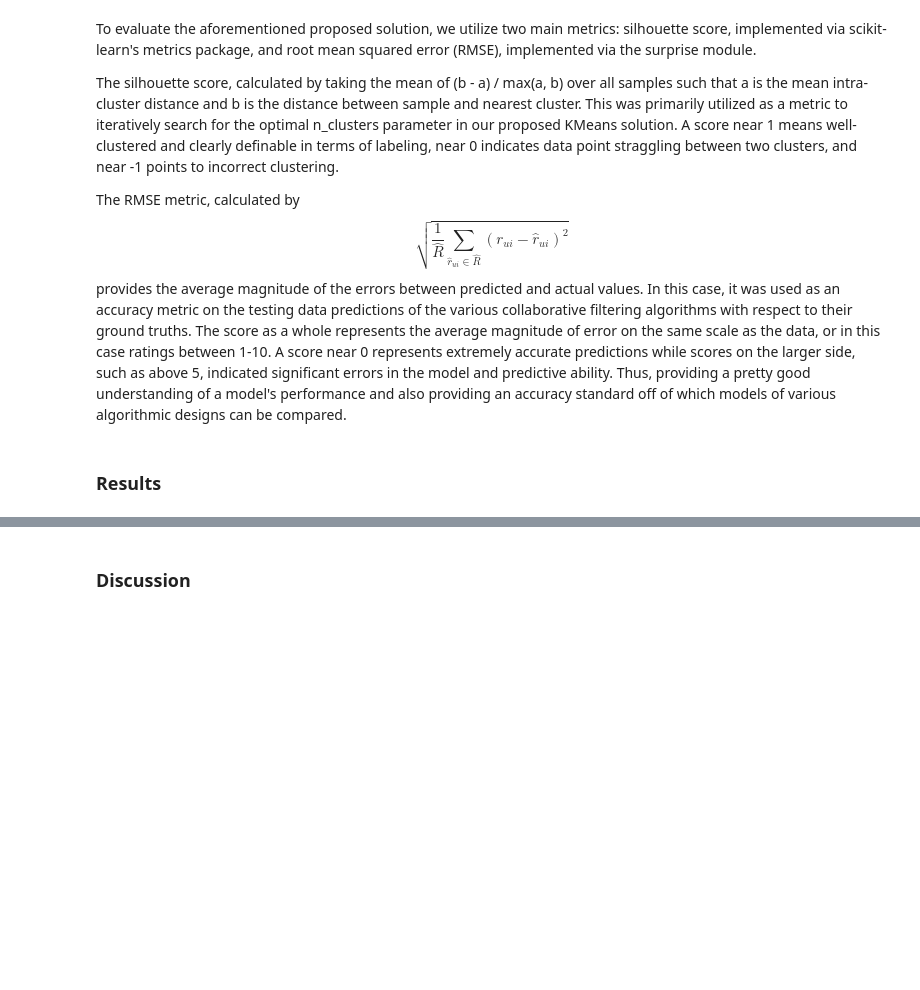
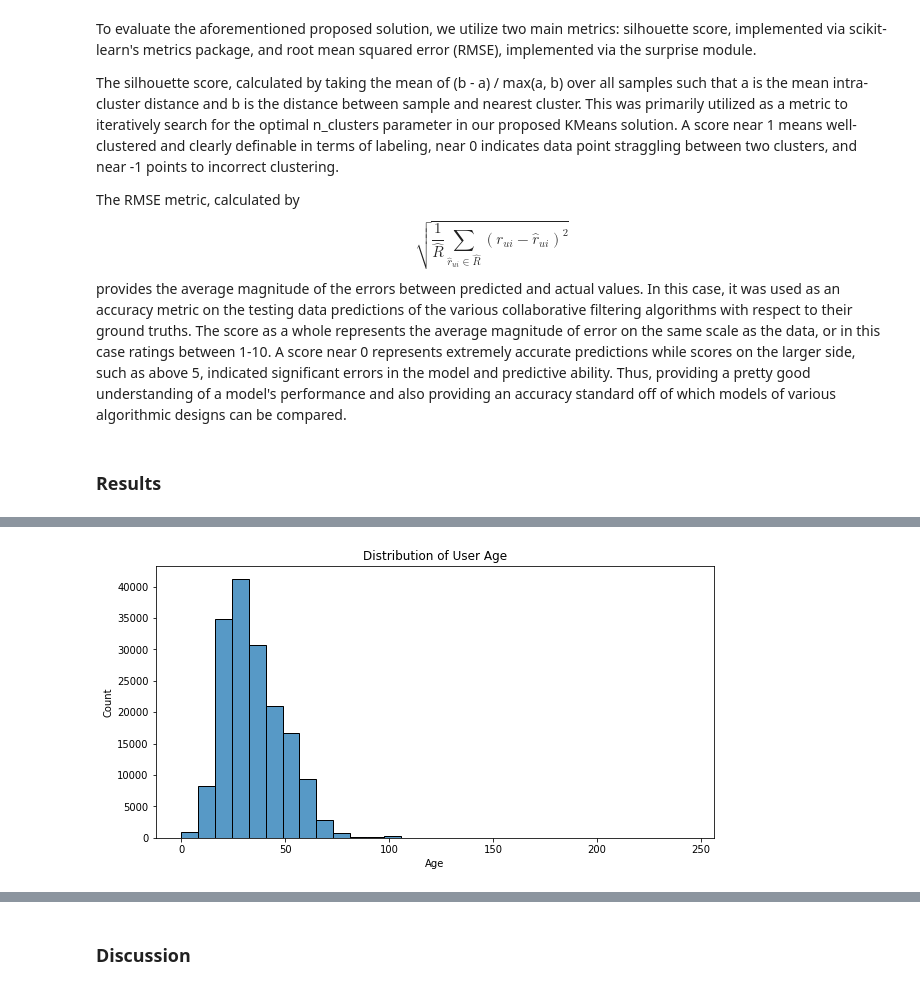
Before and after one commit to natiabdul/118BProject, a Jupyter notebook: FinalProject_group743.ipynb, the cells around one changed output, grey strips where cells are left out. Cells and saved outputs as stored; diff of their text form; code cells hidden in the pictures; blank space fills up the shorter version.

```diff
--- a/FinalProject_group743.ipynb
+++ b/FinalProject_group743.ipynb
@@ -62,0 +67,10 @@ The RMSE metric, calculated by $$\sqrt{\frac{1}{\hat{R}} \sum_{\hat{r}_{ui} \in
+# %%
+# Plot a histogram of 'Ages' to help understand the distribution of ages and find a logical age range
+plt.figure(figsize=(10,5))
+sns.histplot(users['Age'], bins=30)
+plt.title('Distribution of User Age')
+plt.xlabel('Age')
+plt.ylabel('Count')
+plt.show()
+# %% [output]
+[figure, added]
```
Also changed, not shown: parts of 8 cells of this notebook.
